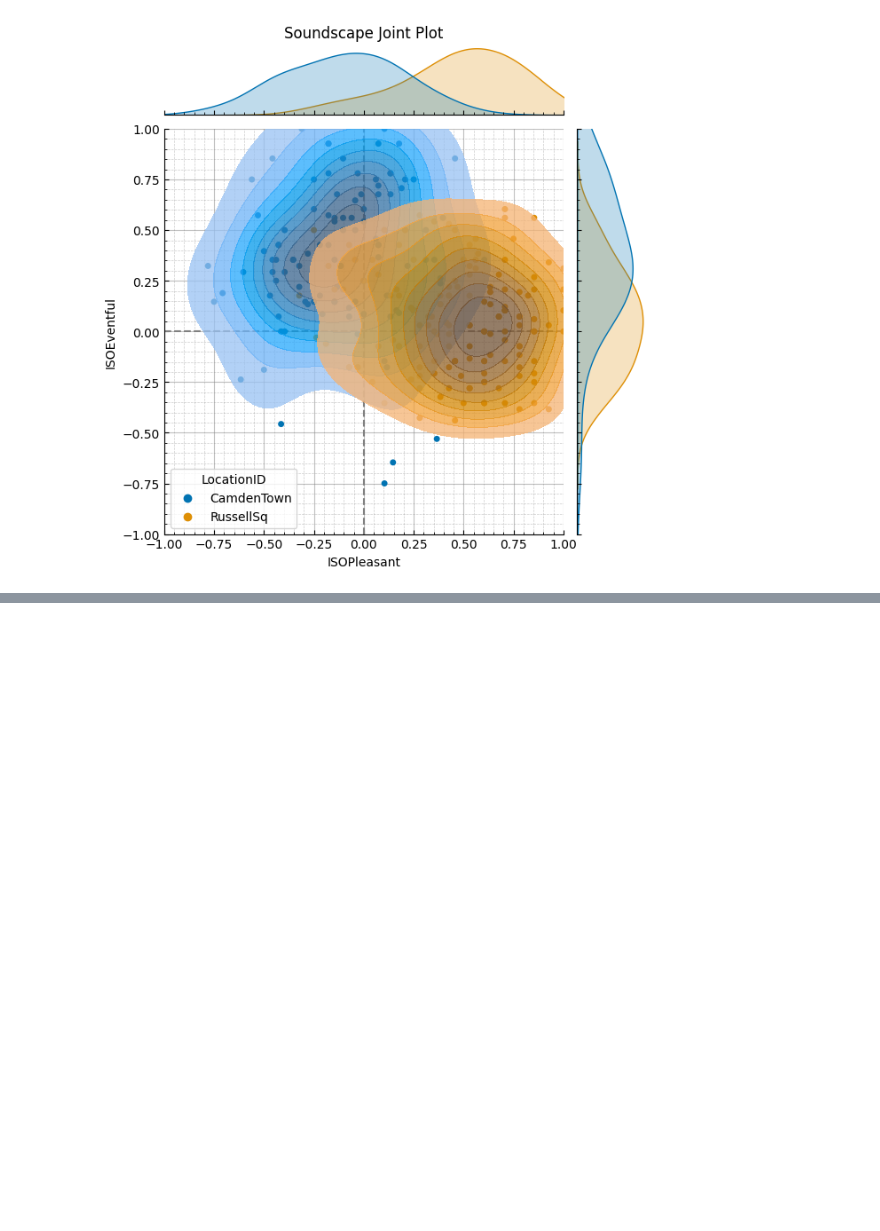
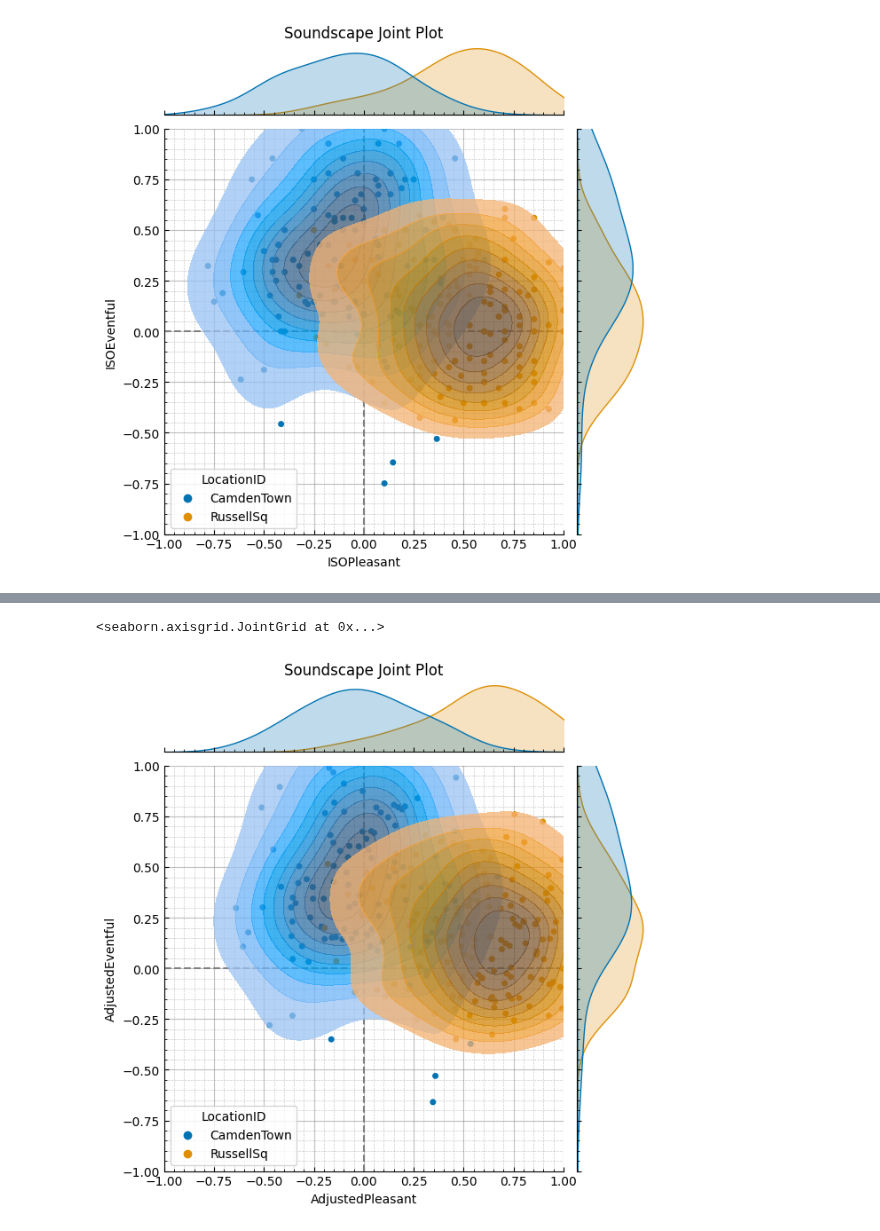
Before and after one commit to MitchellAcoustics/Soundscapy, a Jupyter notebook: docs/tutorials/QuickStart.ipynb, the cells around one changed output, grey strips where cells are left out. Saved outputs shown, nothing was run; the diff lists cells and outputs as text; code cells hidden in the pictures; blank space fills up the shorter version.

Commit message:
Update iso calculation to enable adjusted angles
Signed-off-by: Andrew Mitchell <mitchellacoustics15@gmail.com>

```diff
--- a/docs/tutorials/QuickStart.ipynb
+++ b/docs/tutorials/QuickStart.ipynb
@@ -381,0 +386,11 @@ sspy.plotting.jointplot(
+# %%
+from soundscapy.utils.parameters import LANGUAGE_ANGLES
+df = sspy.surveys.add_iso_coords(df, angles=LANGUAGE_ANGLES['eng'], names=("AdjustedPleasant", "AdjustedEventful"))
+
+sspy.plotting.jointplot(
+        isd.select_location_ids(df, ["CamdenTown", "RussellSq"]),
+        x="AdjustedPleasant", y="AdjustedEventful",
+        hue="LocationID", marginal_kind="kde", density_type="full")
+# %% [output]
+<seaborn.axisgrid.JointGrid at 0x...>
+[figure, added]
```
Also changed, not shown: parts of 8 cells of this notebook, 8 other files.
